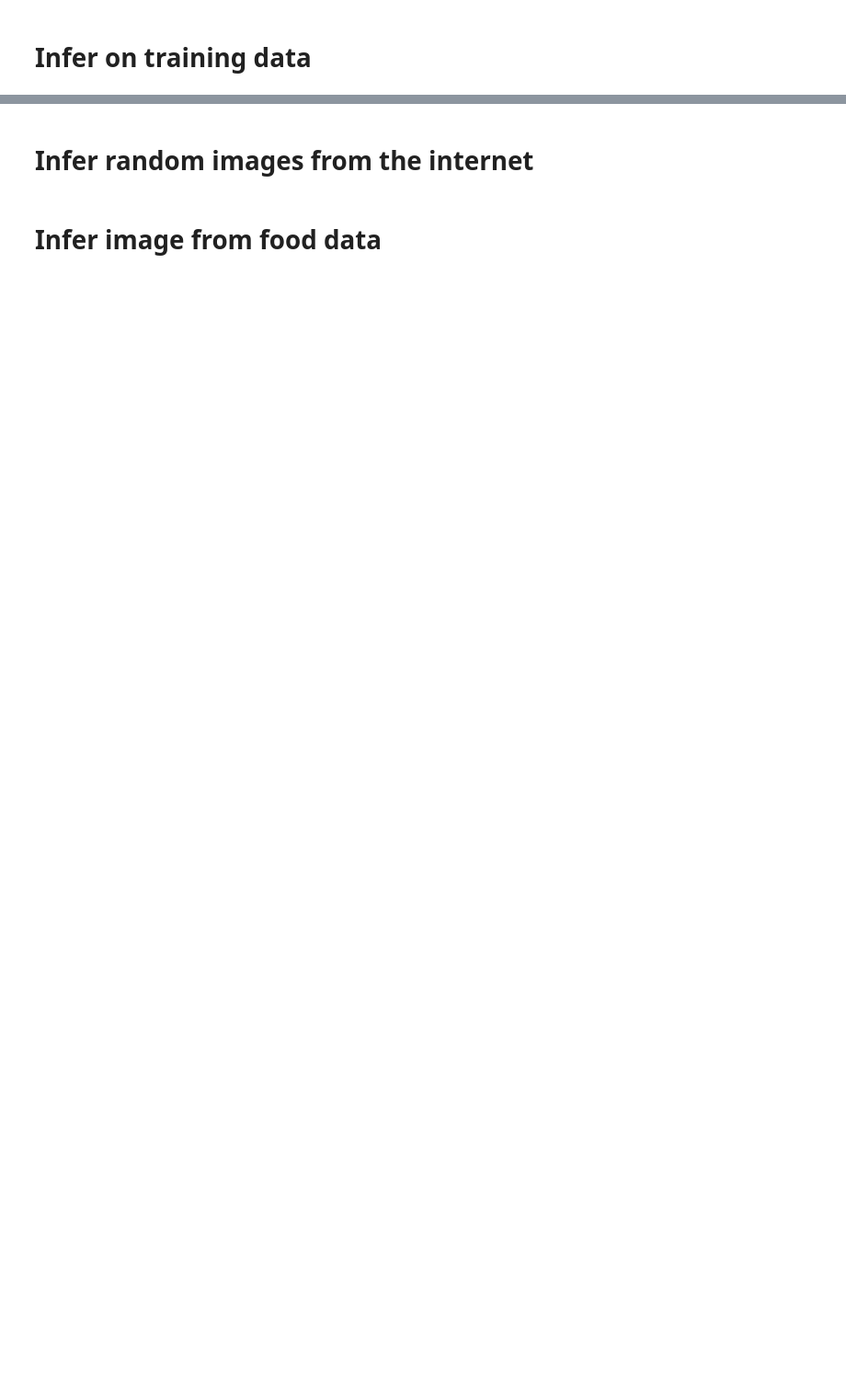
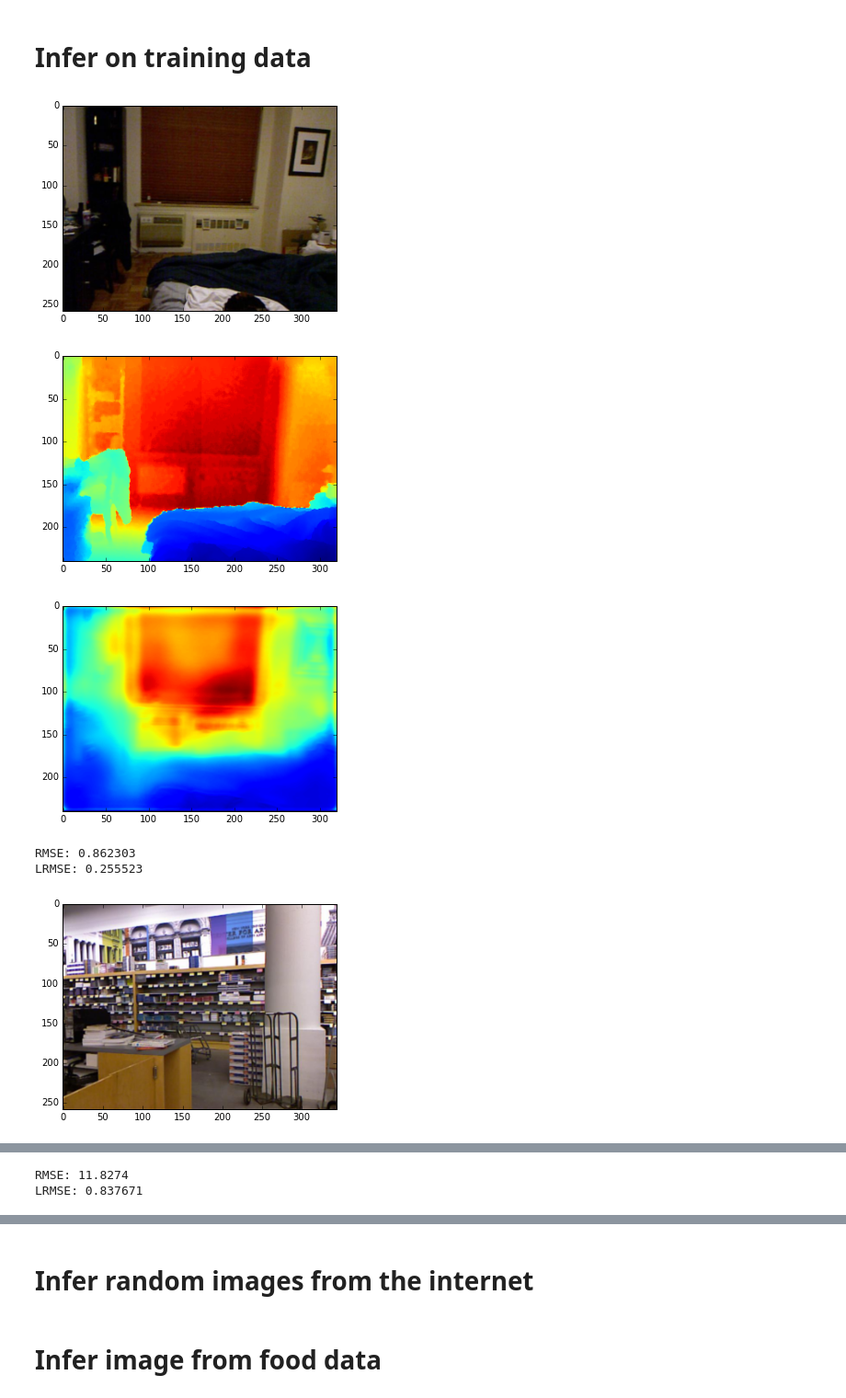
Before and after one commit to sebastian-schlecht/deep_graph, a Jupyter notebook: experiments/vnet_3_logloss_stdmean_highlr_3_paths_lossmincut_low_lambda.ipynb, the cells around one changed output, grey strips where cells are left out. Shown at 92% size. Cells and saved outputs as stored; diff of their text form; code cells hidden in the pictures; blank space fills up the shorter version.

```diff
--- a/experiments/vnet_3_logloss_stdmean_highlr_3_paths_lossmincut_low_lambda.ipynb
+++ b/experiments/vnet_3_logloss_stdmean_highlr_3_paths_lossmincut_low_lambda.ipynb
@@ -847,9 +836,9 @@ plt.plot(e)
 plt.show()
 # %%
 import h5py, numpy as np
-f = h5py.File("/home/ga29mix/nashome/data/nyu_depth_v2_combined_50.hdf5")
+f = h5py.File("/media/data/depth_data/nyu_depth_combined_vnet2.hdf5")
 b = int(f["images"].shape[0] * 0.9)
 images = np.array(f["images"][0:100])
 depths = np.array(f["depths"][0:100])
 print images.shape
-mean = np.load("/home/ga29mix/nashome/data/nyu_depth_v2_combined_50.npy")
+mean = np.load("/media/data/depth_data/nyu_depth_combined_vnet2.npy")
@@ -856,4 +847,4 @@ mean = np.load("/home/ga29mix/nashome/data/nyu_depth_v2_combined_50.npy")
 # %%
 g = build_u_graph()
-g.load_weights("/data/depth_models/vnet3_5_paths_iter_15000.zip")
+g.load_weights("/media/data/depth_models/vnet3_5_paths_iter_60000.zip")
 g.compile()
@@ -862,34 +871,57 @@ g.compile()
 # %%
 %matplotlib inline
 import matplotlib.pyplot as plt
 from deepgraph.nn.core import Dropout
+import time
 
 plot = True
 idx = 0
 diffs = []
+timings = []
 Dropout.set_dp_off()
 for image in images:
-    tmp = image.astype(np.float32)
+    tmp = image.astype(np.float32).copy()
+    # Stochastic normalization
     tmp -= mean
     tmp *= 1.0 / 72.240064849107824
+    # center crop
+    cy = (tmp.shape[1] - 240 ) // 2
+    cx = (tmp.shape[2] - 320 ) // 2
+    tmp = tmp[:,cy:cy+240,cx:cx+320]
+    # Infer and measure time
+    start = time.time()
+    res = g.infer([tmp.reshape((1,3,240,320))])["conv_23_with_bias"]
+    end = time.time()
+    timings.append(end - start)
+    res = res.squeeze()
+    res = np.exp(res) / 1.6
+    depth = depths[idx]
+    tdepth = depth[cy:cy+240,cx:cx+320]
 
-    res = g.infer([tmp.reshape((1,3,240,320))])["conv_23_with_bias"]
-    res = res.squeeze()
-    res = np.exp(res / (1.0 / 1.6549985))
-    depth = depths[idx]
-    if plot and idx % 4 == 0:
+    if plot and idx % 20 == 0:
 
         plt.imshow(image.transpose((1,2,0)).astype(np.uint8))
         plt.show()
-        plt.imshow(depth)
+        plt.imshow(tdepth)
         plt.show()
         plt.imshow(res)
         plt.show()
-        print "RMSE: " + str(np.sqrt(np.mean((res-depth)**2)))
-    diffs.append(res - depth)
+        print "RMSE: " + str(np.sqrt(np.mean((res-tdepth)**2)))
+        print "LRMSE: " + str(np.sqrt(np.mean((np.log(res) - np.log(tdepth))**2)))
+
+    diffs.append(res - tdepth)
 
     idx += 1
 
 diffs = np.array(diffs)
+timings = np.array(timings)
 rmse = np.sqrt(np.mean(diffs ** 2))
 print "Accumulated RMSE: " + str(rmse)
+print "Mean forward execution time (with Host -> GPU transfer): %f" % timings.mean()
+# %% [output]
+[figure, added]
+[figure, added]
+[figure, added]
+RMSE: 0.862303
+LRMSE: 0.255523
+[figure, added]
@@ -895,0 +930,2 @@ print "Accumulated RMSE: " + str(rmse)
+RMSE: 11.8274
+LRMSE: 0.837671
```
Also changed, not shown: parts of 5 cells of this notebook, 3 other files.
